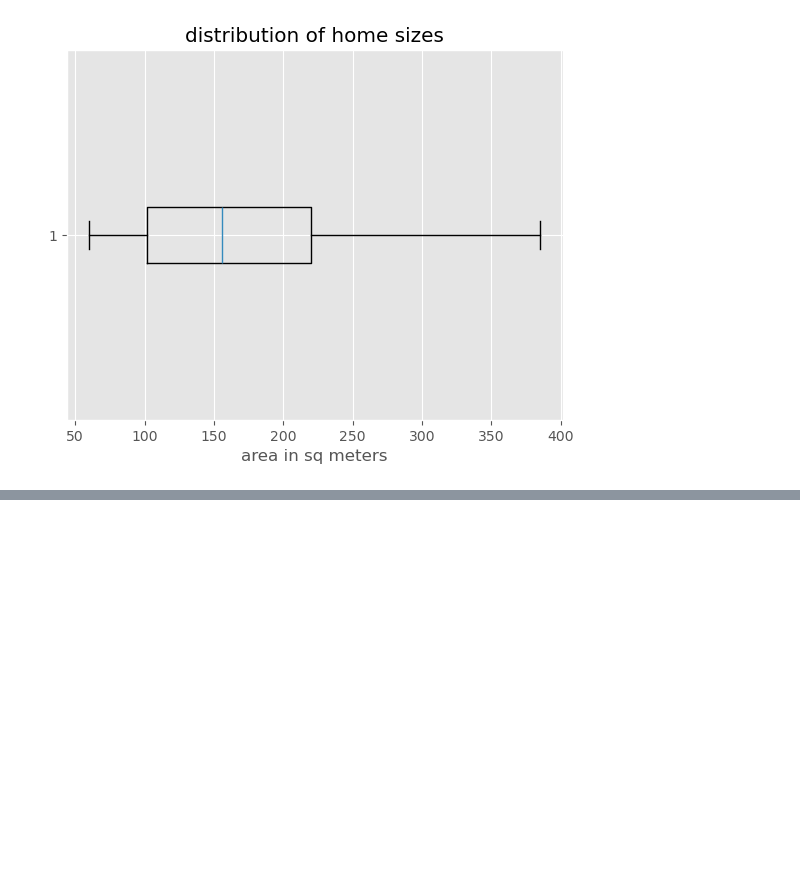
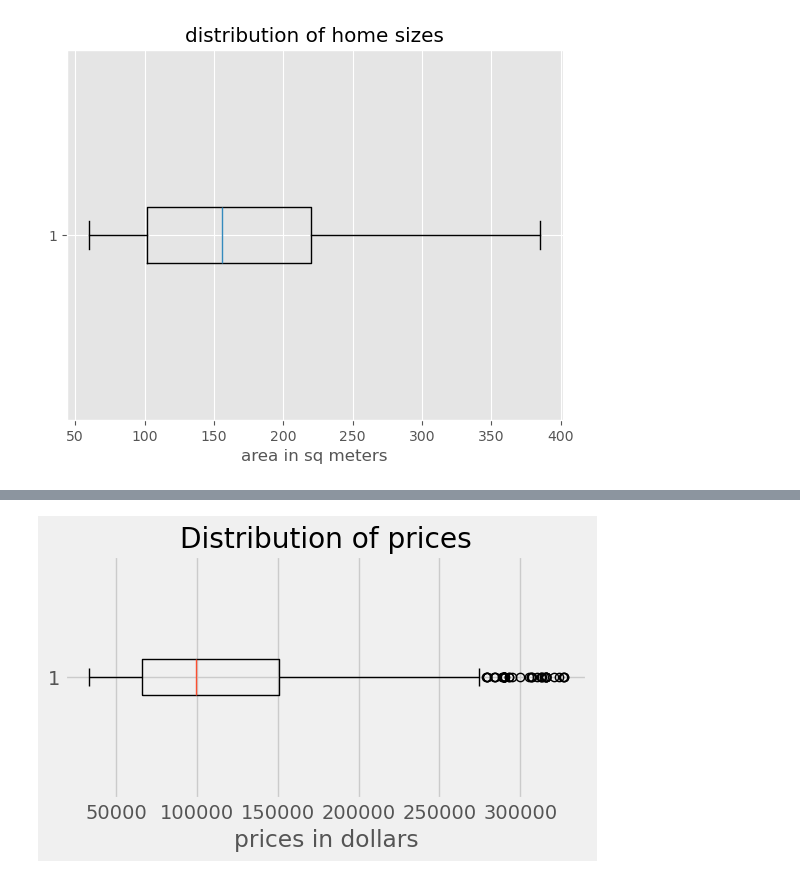
Before and after one commit to SilbaB/Mexico_house_prices, a Jupyter notebook: mexico_housing.ipynb, the cells around one changed output, grey strips where cells are left out. Saved outputs shown, nothing was run; the diff lists cells and outputs as text; code cells hidden in the pictures; blank space fills up the shorter version.

```diff
--- a/mexico_housing.ipynb
+++ b/mexico_housing.ipynb
@@ -100,0 +126,8 @@ plt.show()
+# %%
+plt.figure(figsize=(6,3))
+plt.boxplot(data["price_usd"],vert=False)
+plt.xlabel("prices in dollars")
+plt.title("Distribution of prices")
+plt.show()
+# %% [output]
+[figure, added]
```
Also changed, not shown: parts of 9 cells of this notebook.
